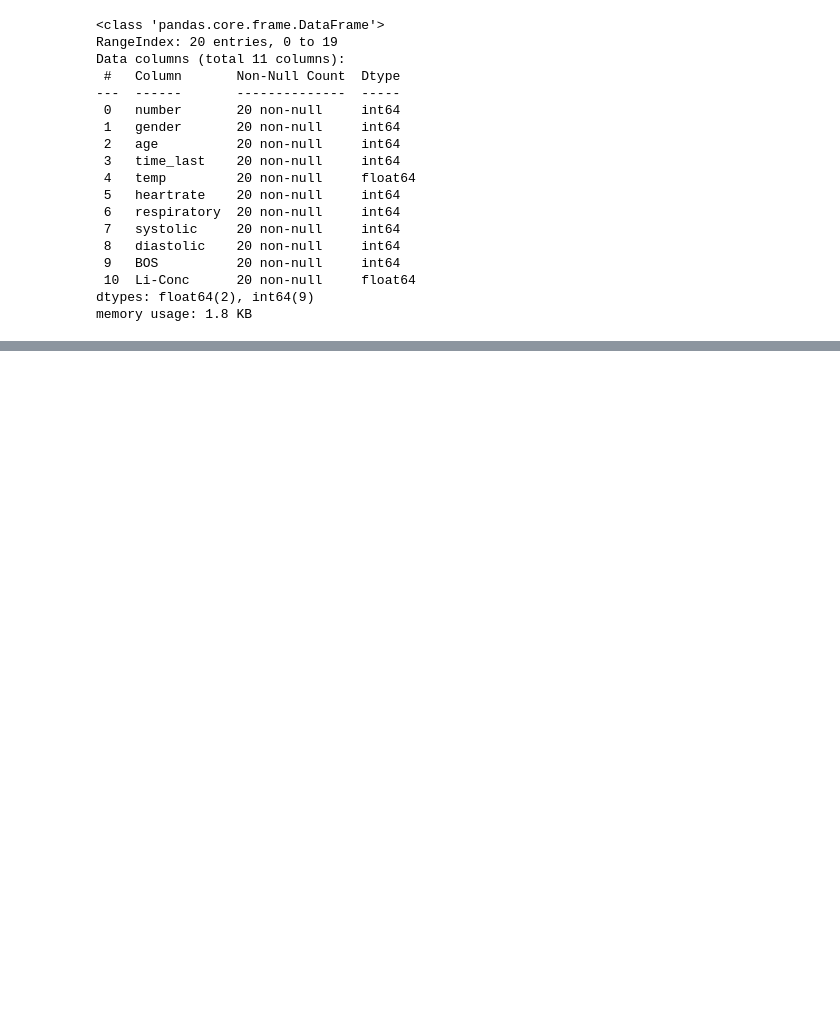
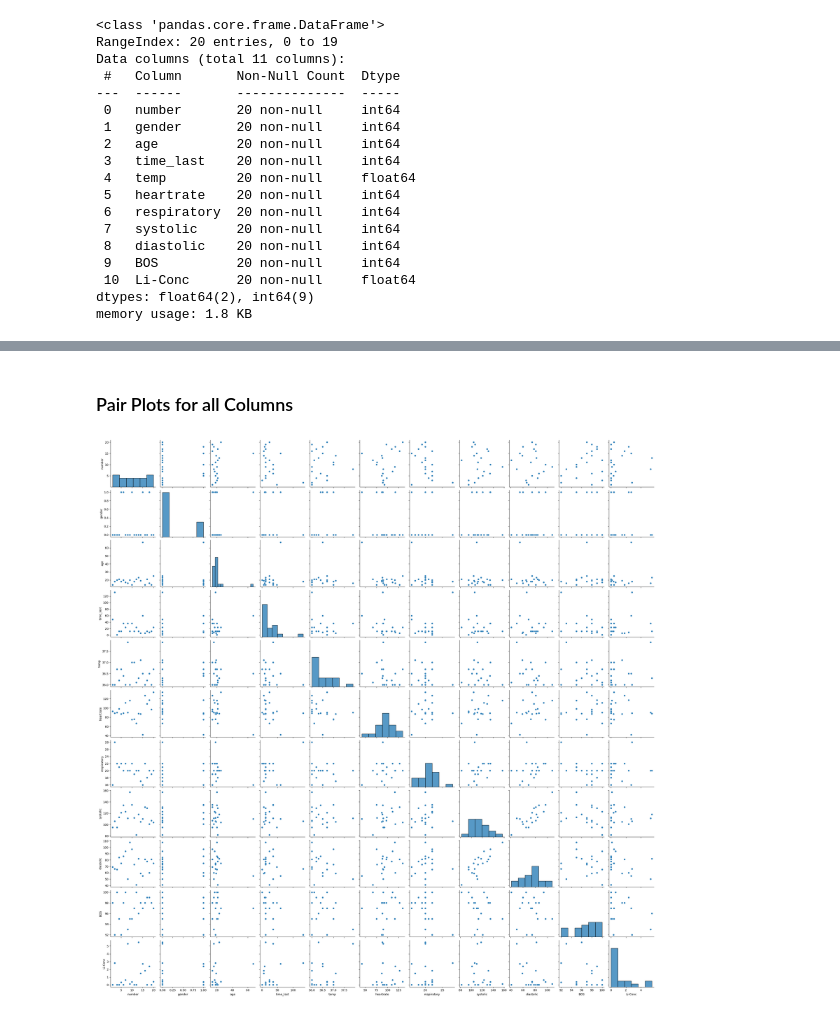
Before and after one commit to CMA-Projects/Machine-Learning-Lithium-Carbonate-in-Blood, a Jupyter notebook: Analysis/20_Sample_Data_Analysis.ipynb, the cells around one changed output, grey strips where cells are left out. Drawn from its saved outputs; the diff is of its cells as text; code cells hidden in the pictures; blank space fills up the shorter version.

```diff
--- a/Analysis/20_Sample_Data_Analysis.ipynb
+++ b/Analysis/20_Sample_Data_Analysis.ipynb
@@ -169,0 +312,8 @@ plt.show()
+# %% [markdown]
+### Pair Plots for all Columns
+# %%
+# Use seaborn to show the relationhsip of every column and visulize it
+sns.pairplot(df)
+plt.show()
+# %% [output]
+[figure, added]
```
Also changed, not shown: parts of 49 cells of this notebook, 1 other file.
